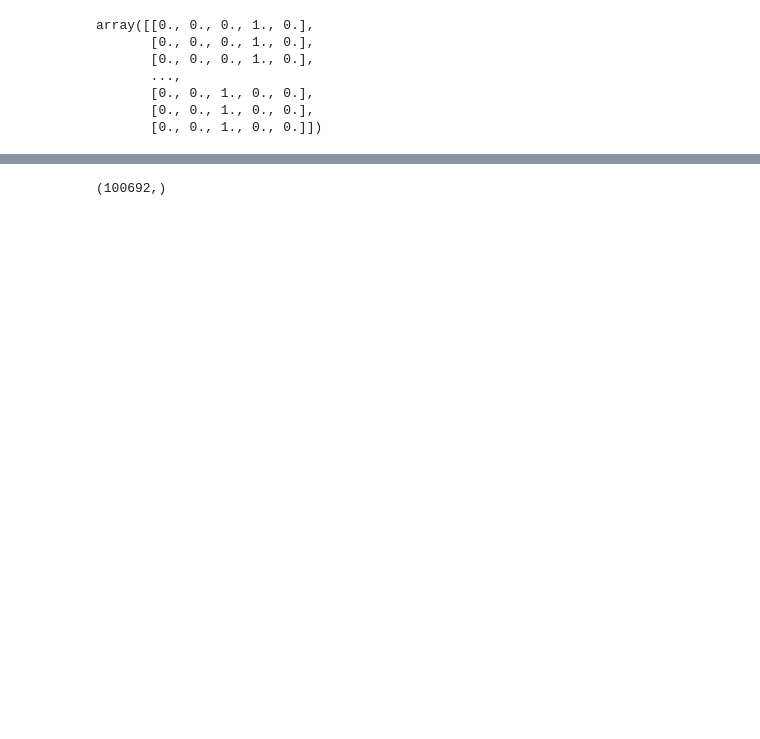
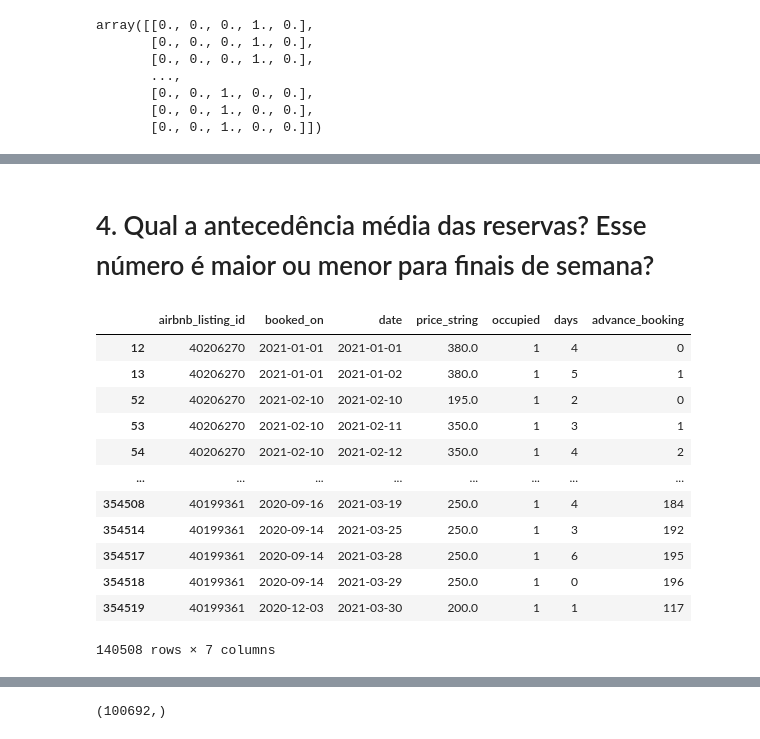
Before and after one commit to carneiroRomulo/SeazoneChallenge, a Jupyter notebook: Challenge.ipynb, the cells around one changed output, grey strips where cells are left out. Saved outputs shown, nothing was run; the diff lists cells and outputs as text; code cells hidden in the pictures; blank space fills up the shorter version.

```diff
--- a/Challenge.ipynb
+++ b/Challenge.ipynb
@@ -381,0 +259,2 @@ df6_price
+# %% [markdown]
+# 4. Qual a antecedência média das reservas? Esse número é maior ou menor para finais de semana?
@@ -381,0 +270,19 @@ df6_price
+# %%
+# Adiantamento de reservas em dias
+df4_price = df3_price
+df4_price['advance_booking'] = (df3_price['date'] - df3_price['booked_on']).dt.days
+df4_price
+# %% [output]
+|  | airbnb_listing_id | booked_on | date | price_string | occupied | days | advance_booking |
+| 12 | 40206270 | 2021-01-01 | 2021-01-01 | 380.0 | 1 | 4 | 0 |
+| 13 | 40206270 | 2021-01-01 | 2021-01-02 | 380.0 | 1 | 5 | 1 |
+| 52 | 40206270 | 2021-02-10 | 2021-02-10 | 195.0 | 1 | 2 | 0 |
+| 53 | 40206270 | 2021-02-10 | 2021-02-11 | 350.0 | 1 | 3 | 1 |
+| 54 | 40206270 | 2021-02-10 | 2021-02-12 | 350.0 | 1 | 4 | 2 |
+| ... | ... | ... | ... | ... | ... | ... | ... |
+| 354508 | 40199361 | 2020-09-16 | 2021-03-19 | 250.0 | 1 | 4 | 184 |
+| 354514 | 40199361 | 2020-09-14 | 2021-03-25 | 250.0 | 1 | 3 | 192 |
+| 354517 | 40199361 | 2020-09-14 | 2021-03-28 | 250.0 | 1 | 6 | 195 |
+| 354518 | 40199361 | 2020-09-14 | 2021-03-29 | 250.0 | 1 | 0 | 196 |
+| 354519 | 40199361 | 2020-12-03 | 2021-03-30 | 200.0 | 1 | 1 | 117 |
+140508 rows × 7 columns
```
Also changed, not shown: parts of 61 cells of this notebook, 6 other files.
